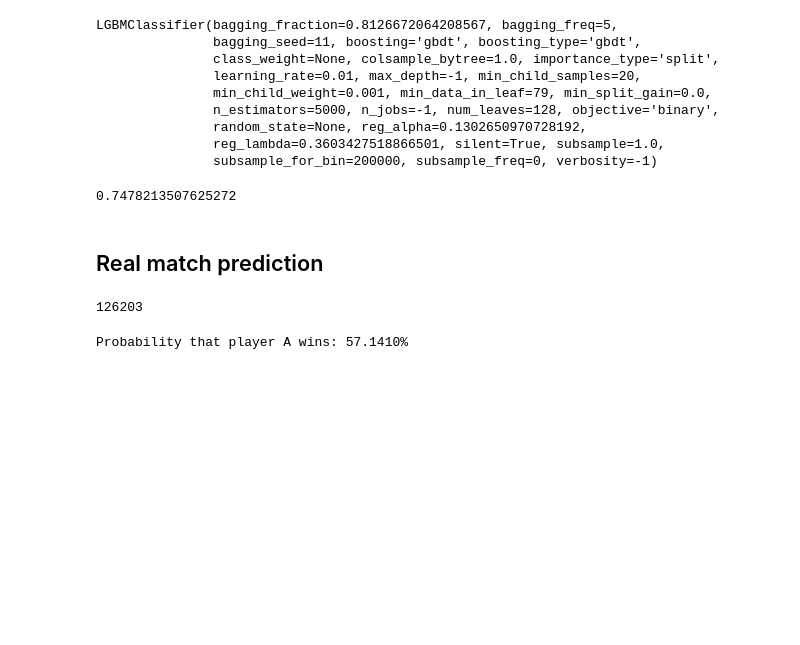
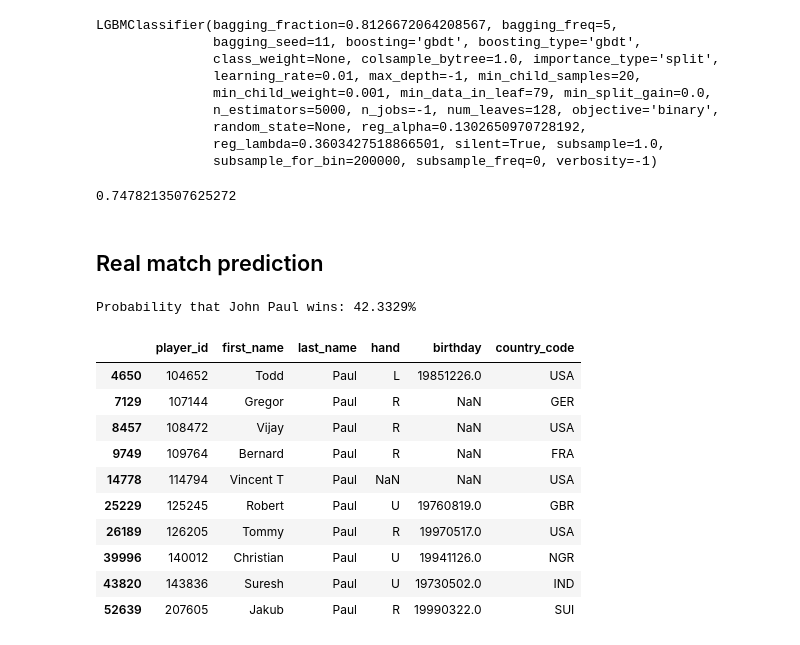
Before and after one commit to rrichards7/tennis-ml, a Jupyter notebook: notebooks/tennis_ml.ipynb, the cells around one changed output. Cells and saved outputs as stored; diff of their text form; code cells hidden in the pictures; blank space fills up the shorter version.

Commit message:
small updates and player v player changes

```diff
--- a/notebooks/tennis_ml.ipynb
+++ b/notebooks/tennis_ml.ipynb
@@ -466,12 +464,12 @@ playerA_id = find_id(playerA_first_name, playerA_last_name)
 playerB_id = find_id(playerB_first_name, playerB_last_name)
 
 #most recent player A/B tournament date:
-tdateA = 20191120
-tdateB = 20191123
+tdateA = np.asarray(pid_dict[f'{playerA_id}'][['tourney_date', 'match_num']])[-1][0]
+tdateB = np.asarray(pid_dict[f'{playerB_id}'][['tourney_date', 'match_num']])[-1][0]
 
 #most recent player A/B match numbers
-match_numA = 2
-match_numB = 1
+match_numA = np.asarray(pid_dict[f'{playerA_id}'][['tourney_date', 'match_num']])[-1][1]
+match_numB = np.asarray(pid_dict[f'{playerB_id}'][['tourney_date', 'match_num']])[-1][1]
 
 #gather features from player profile dictionaries
 features_a = np.asarray(pid_dict[f'{playerA_id}'].loc[(pid_dict[f'{playerA_id}']['tourney_date'] == tdateA) & (pid_dict[f'{playerA_id}']['match_num'] == match_numA)].loc[:, 'ace_mean':])
@@ -479,15 +477,28 @@ features_b = np.asarray(pid_dict[f'{playerB_id}'].loc[(pid_dict[f'{playerB_id}']
 
 #diff the features from a to b
 x_dev = features_a - features_b
-# %% [output]
-126203
 # %%
 #probability that player A is going to win
 y_pred_a = model.predict_proba(x_dev)
 # %%
-print(f"Probability that player A wins: {y_pred_a[0][1]*100:0.4f}%")
+print(f"Probability that {playerA_first_name} {playerA_last_name} wins: {y_pred_a[0][1]*100:0.4f}%")
 # %% [output]
-Probability that player A wins: 57.1410%
+Probability that John Paul wins: 42.3329%
+# %%
+players.loc[(players['last_name'] == 'Isner')]
+players.loc[(players['last_name'] == 'Paul')]
+# %% [output]
+|  | player_id | first_name | last_name | hand | birthday | country_code |
+| 4650 | 104652 | Todd | Paul | L | 19851226.0 | USA |
+| 7129 | 107144 | Gregor | Paul | R | NaN | GER |
+| 8457 | 108472 | Vijay | Paul | R | NaN | USA |
+| 9749 | 109764 | Bernard | Paul | R | NaN | FRA |
+| 14778 | 114794 | Vincent T | Paul | NaN | NaN | USA |
+| 25229 | 125245 | Robert | Paul | U | 19760819.0 | GBR |
+| 26189 | 126205 | Tommy | Paul | R | 19970517.0 | USA |
+| 39996 | 140012 | Christian | Paul | U | 19941126.0 | NGR |
+| 43820 | 143836 | Suresh | Paul | U | 19730502.0 | IND |
+| 52639 | 207605 | Jakub | Paul | R | 19990322.0 | SUI |
 # %%
 def find_id(first_name, last_name):
     return np.asarray(players.loc[(players['last_name'] == last_name) & (players['first_name'] == first_name)]['player_id'])[0]
```
Also changed, not shown: parts of 6 cells of this notebook.
